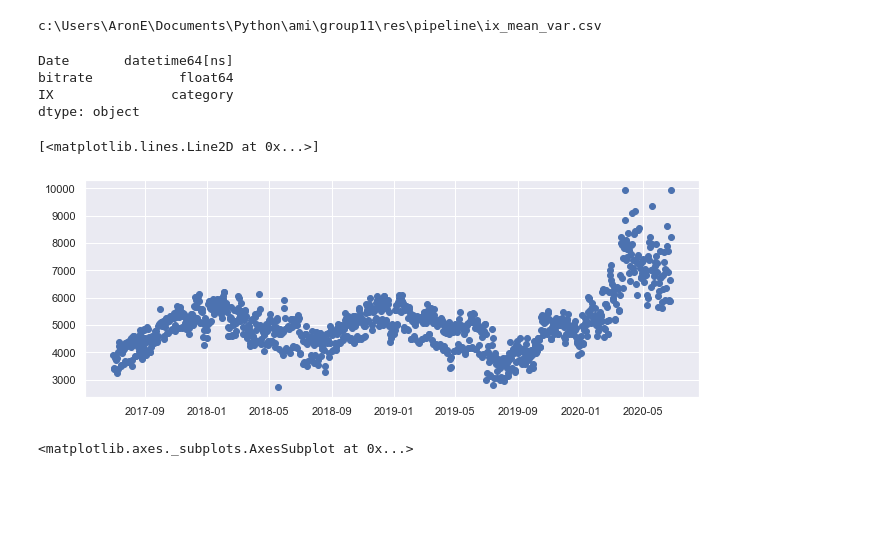
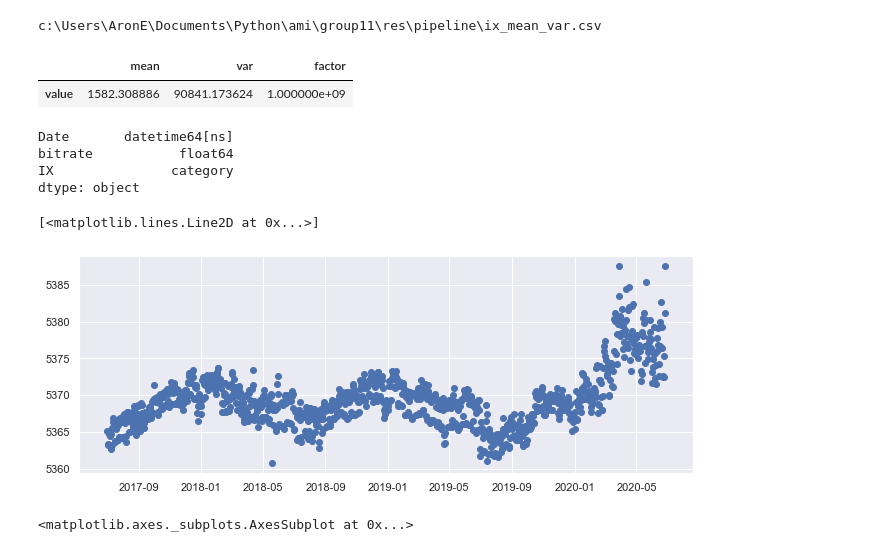
Before and after one commit to ga83bar/Corona-applied-machine-learning, a Jupyter notebook: src/data_management/preprocess_IX.ipynb, the cells around one changed output. Cells and saved outputs as stored; diff of their text form; code cells hidden in the pictures; blank space fills up the shorter version.

```diff
--- a/src/data_management/preprocess_IX.ipynb
+++ b/src/data_management/preprocess_IX.ipynb
@@ -175,11 +175,14 @@ print(root.joinpath('res', 'pipeline', f'ix_mean_var.csv'))
 # %% [output]
 c:\Users\AronE\Documents\Python\ami\group11\res\pipeline\ix_mean_var.csv
 # %%
-data_mean_var = {'mean': np.mean(mean_arr), 'var': np.mean(var_arr), 'factor': 1e9}
+data_mean_var = {'mean': np.max(mean_arr), 'var': np.min(var_arr), 'factor': 1e9}
 data_mean_var
 df_mean_var = pd.DataFrame(data=data_mean_var, index=['value'])
 df_mean_var
 df_mean_var.to_csv(root.joinpath('res', 'pipeline', f'ix_mean_var.csv'))
+# %% [output]
+|  | mean | var | factor |
+| value | 1582.308886 | 90841.173624 | 1.000000e+09 |
 # %%
 data.shape
 data.dtypes
@@ -194,10 +197,10 @@ data.Date = pd.to_datetime(data.Date, utc=True, unit='ns')
 # %%
 # accumulate and make the mean over the timespan
 df = data.resample('D', on='Date').mean()
-plt.plot( df.loc['2017':'2020','bitrate']*np.mean(var_arr)+np.mean(mean_arr), 'o', )
+plt.plot( df.loc['2017':'2020','bitrate']*np.min(var_arr)+np.max(mean_arr), 'o', )
 # %% [output]
 [<matplotlib.lines.Line2D at 0x...>]
-[figure, old version]
+[figure, new version]
 # %%
 # Plot in a line graph
 df.plot( y='bitrate')
```
Also changed, not shown: 2 other files.
